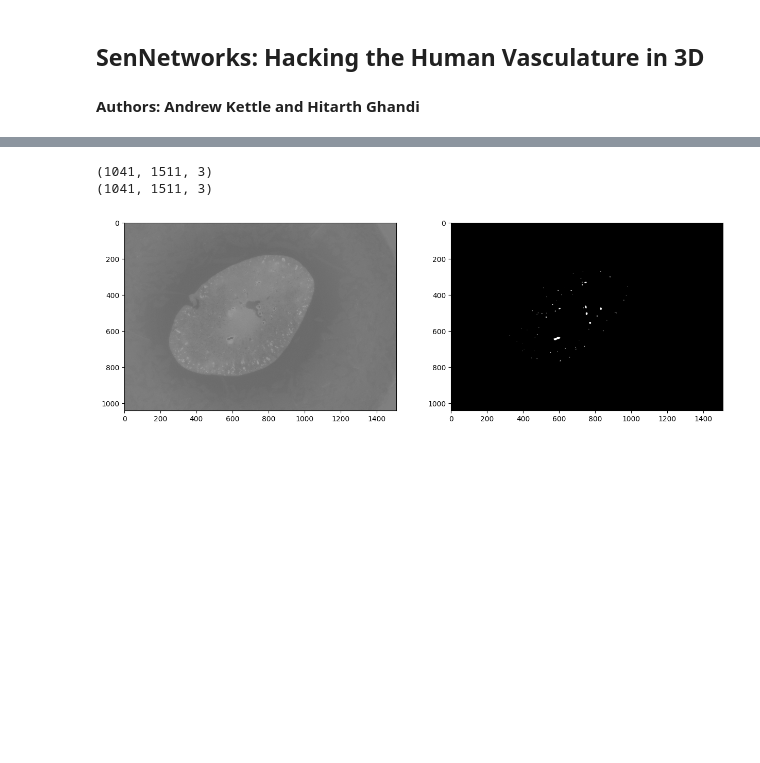
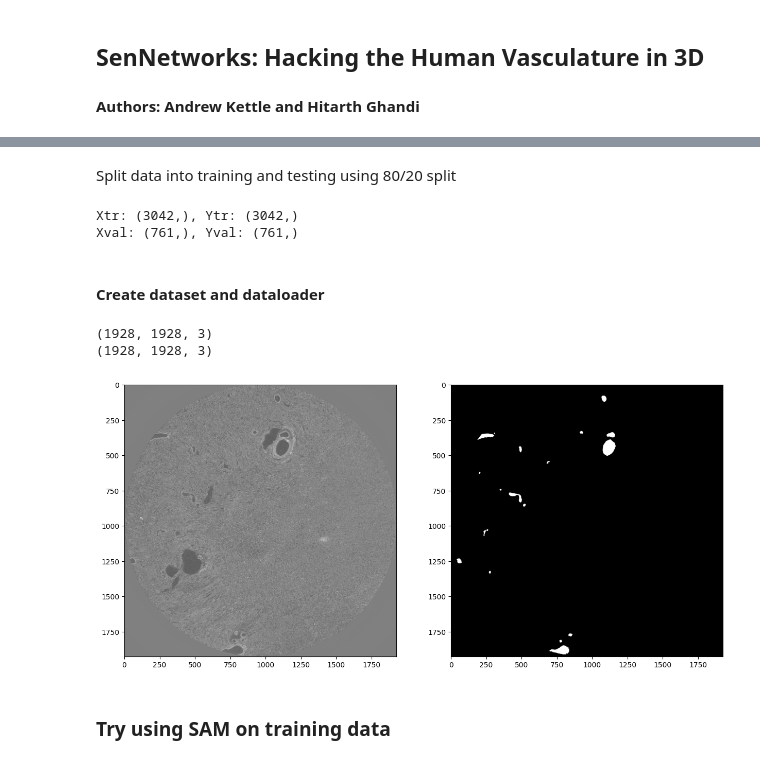
Before and after one commit to Akettle44/SenNetworks, a Jupyter notebook: notebook.ipynb, the cells around one changed output, grey strips where cells are left out. Cells and saved outputs as stored; diff of their text form; code cells hidden in the pictures; blank space fills up the shorter version.

```diff
--- a/notebook.ipynb
+++ b/notebook.ipynb
@@ -81,17 +149,47 @@ class SenDataset(torch.utils.data.Dataset):
+# %% [markdown]
+Split data into training and testing using 80/20 split
+# %%
+# Split dataset into training and validation
+Xtr, Xval, Ytr, Yval = train_test_split(Xtr, Ytr, test_size=0.2, shuffle=True)
+print(f"Xtr: {Xtr.shape}, Ytr: {Ytr.shape}")
+print(f"Xval: {Xval.shape}, Yval: {Yval.shape}")
+# %% [output]
+Xtr: (3042,), Ytr: (3042,)
+Xval: (761,), Yval: (761,)
+# %% [markdown]
+#### Create dataset and dataloader
+# %%
+# Create datasets and set paths
+trds = SenDataset('train')
+trds.setPaths(Xtr, Ytr)
+
+valds = SenDataset('validation')
+valds.setPaths(Xval, Yval)
+
+teds = SenDataset('test')
+teds.setImagePath(Xte)
+
+batch_size = 16
+
+train_loader = torch.utils.data.DataLoader(trds, batch_size=batch_size)
+valid_loader = torch.utils.data.DataLoader(valds, batch_size=batch_size)
+test_loader = torch.utils.data.DataLoader(teds, batch_size=batch_size)
 # %%
-ds = SenDataset(os.path.join(os.getcwd(), 'data'))
+# Show example of image label
 
-image, label = ds.__getitem__(3)
+image, label = trds.__getitem__(3)
 
 print(image.shape)
 print(label.shape)
 
 # Display image
 fig, ax = plt.subplots(1, 2, figsize=(15, 15))
 ax[0].imshow(image)
 ax[1].imshow(label)
 plt.show()
 # %% [output]
-(1041, 1511, 3)
-(1041, 1511, 3)
+(1928, 1928, 3)
+(1928, 1928, 3)
-[figure, old version]
+[figure, new version]
+# %% [markdown]
+### Try using SAM on training data
```
Also changed, not shown: parts of 8 cells of this notebook.
